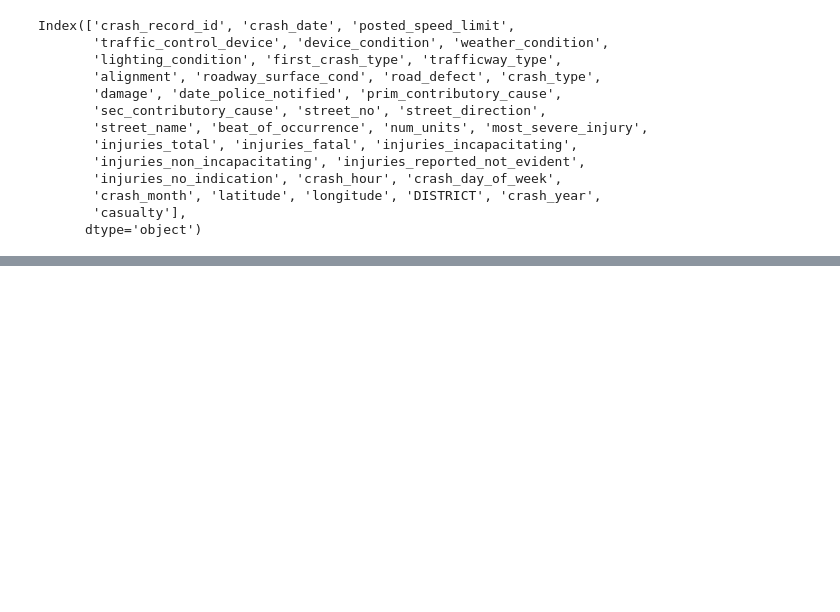
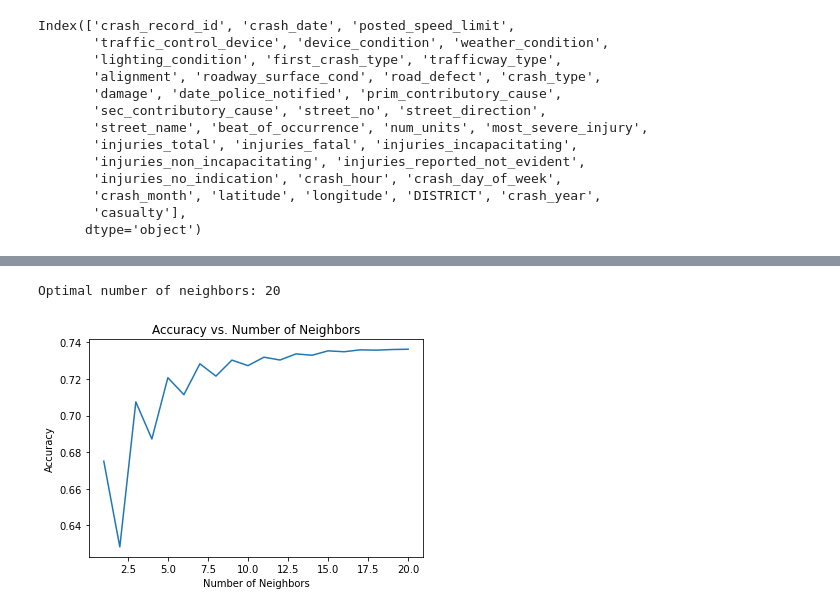
Before and after one commit to jlenehan/Chicago_Dispatch_Classification, a Jupyter notebook: UCDPA_JohnLenehan.ipynb, the cells around one changed output, grey strips where cells are left out. Drawn from its saved outputs; the diff is of its cells as text; code cells hidden in the pictures; blank space fills up the shorter version.

```diff
--- a/UCDPA_JohnLenehan.ipynb
+++ b/UCDPA_JohnLenehan.ipynb
@@ -491,0 +495,5 @@ RandomForestClassifier()
+# %%
+#Classifier 1 - Random Forest
+RFClassifier = RandomForestClassifier(n_estimators=300,min_samples_split=10)
+
+RFClassifier.fit(X_train,y_train)
@@ -501,0 +542,6 @@ Accuracy: 0.7976791120080726
+# %%
+#Classifier 2 - K Nearest Neighbours
+#instantiate KNN Classifier
+KNNClassifier = KNeighborsClassifier(n_neighbors=10)
+
+KNNClassifier.fit(X_train,y_train)
@@ -502,3 +590,41 @@ Accuracy: 0.7976791120080726
+# %%
+#cross val to determine optimal n_neighbors
+
+# Define the range of n_neighbors values to explore
+n_range = range(1, 21)
+
+# Create an empty list to store the mean cross-validation scores
+cv_scores = []
+
+# Perform cross-validation for each n_neighbors value
+for n in n_range:
+    # Create a KNN classifier with n_neighbors value
+    knn = KNeighborsClassifier(n_neighbors=n)
+
+    # Perform cross-validation using 5-fold CV
+    scores = cross_val_score(knn, X_train, y_train, cv=5, scoring='accuracy')
+
+    # Compute the mean cross-validation score
+    mean_score = np.mean(scores)
+
+    # Append the mean score to the cv_scores list
+    cv_scores.append(mean_score)
+
+# Find the optimal number of neighbors with the highest score
+opt_n = n_range[np.argmax(cv_scores)]
+
+print("Optimal number of neighbors:", opt_n)
+# %% [output]
+Optimal number of neighbors: 20
+# %%
+# Plot the accuracy vs. number of neighbors
+plt.plot(n_range, cv_scores)
+plt.xlabel('Number of Neighbors')
+plt.ylabel('Accuracy')
+plt.title('Accuracy vs. Number of Neighbors')
+plt.show()
+# %% [output]
+[figure, added]
 # %%
 #feature engineering
 # Retrieve the feature importances from the trained classifier
```
Also changed, not shown: parts of 33 cells of this notebook.
